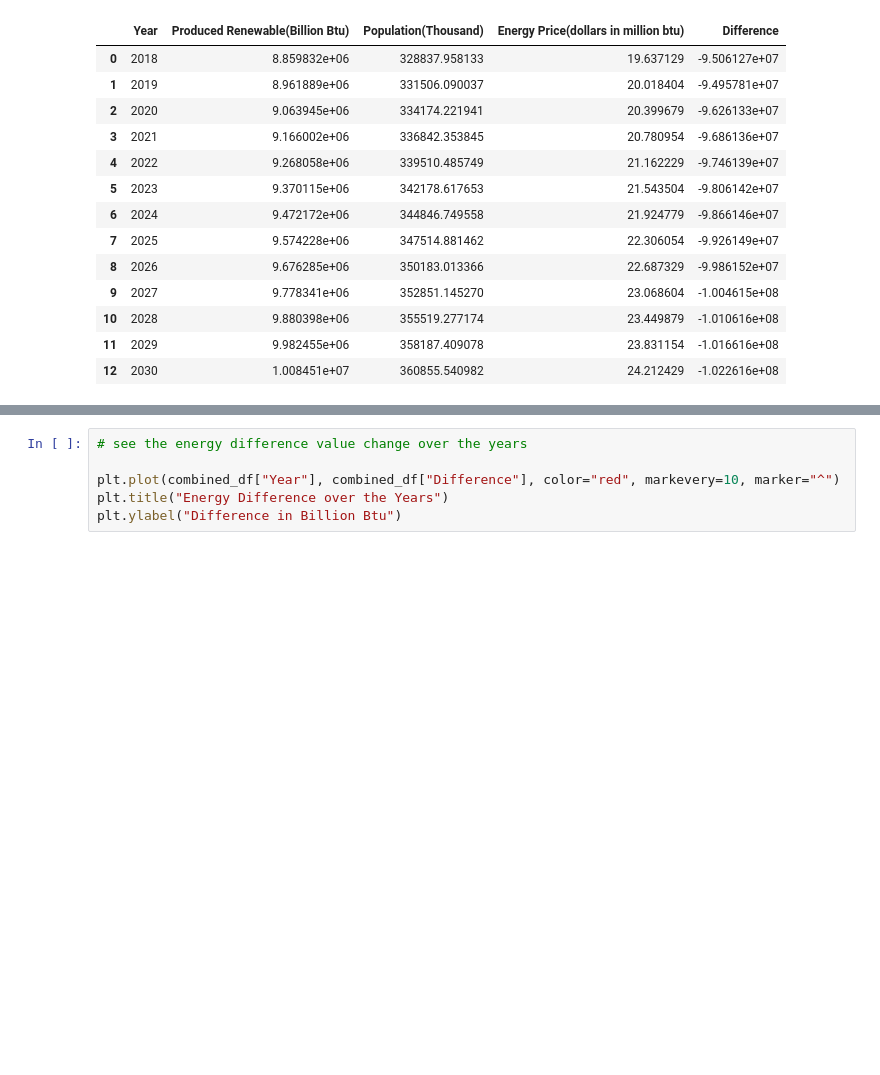
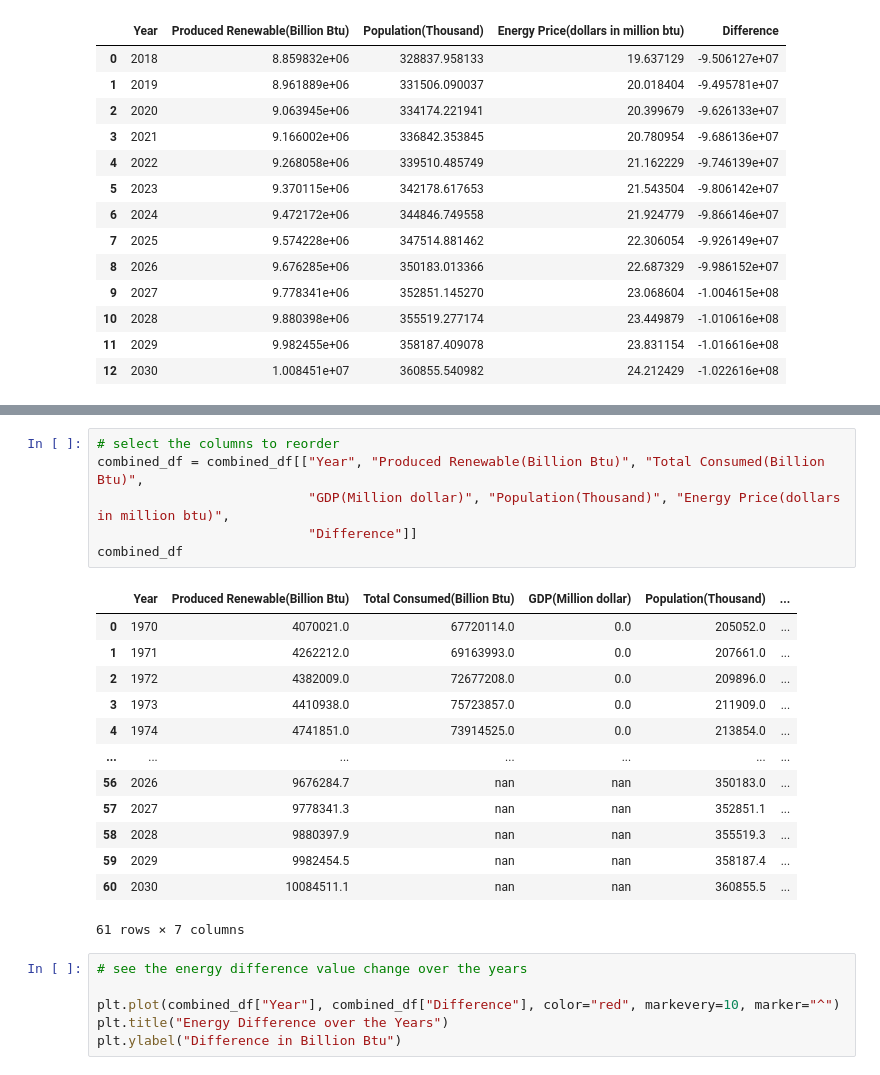
Before and after one commit to nadireag/Renewable-Energy, a Jupyter notebook: US_ml.ipynb, the cells around one changed output, grey strips where cells are left out. Cells and saved outputs as stored; diff of their text form; blank space fills up the shorter version.

```diff
--- a/US_ml.ipynb
+++ b/US_ml.ipynb
@@ -357,3 +375,23 @@ To retain the current behavior and silence the warning, pass 'sort=True'.
+# %%
+# select the columns to reorder
+combined_df = combined_df[["Year", "Produced Renewable(Billion Btu)", "Total Consumed(Billion Btu)",
+                           "GDP(Million dollar)", "Population(Thousand)", "Energy Price(dollars in million btu)",
+                           "Difference"]]
+combined_df
+# %% [output]
+|  | Year | Produced Renewable(Billion Btu) | Total Consumed(Billion Btu) | GDP(Million dollar) | Population(Thousand) | ... |
+| 0 | 1970 | 4070021.0 | 67720114.0 | 0.0 | 205052.0 | ... |
+| 1 | 1971 | 4262212.0 | 69163993.0 | 0.0 | 207661.0 | ... |
+| 2 | 1972 | 4382009.0 | 72677208.0 | 0.0 | 209896.0 | ... |
+| 3 | 1973 | 4410938.0 | 75723857.0 | 0.0 | 211909.0 | ... |
+| 4 | 1974 | 4741851.0 | 73914525.0 | 0.0 | 213854.0 | ... |
+| ... | ... | ... | ... | ... | ... | ... |
+| 56 | 2026 | 9676284.7 | nan | nan | 350183.0 | ... |
+| 57 | 2027 | 9778341.3 | nan | nan | 352851.1 | ... |
+| 58 | 2028 | 9880397.9 | nan | nan | 355519.3 | ... |
+| 59 | 2029 | 9982454.5 | nan | nan | 358187.4 | ... |
+| 60 | 2030 | 10084511.1 | nan | nan | 360855.5 | ... |
+61 rows × 7 columns
 # %%
 # see the energy difference value change over the years
 
```
Also changed, not shown: parts of 4 cells of this notebook, 2 other files.
